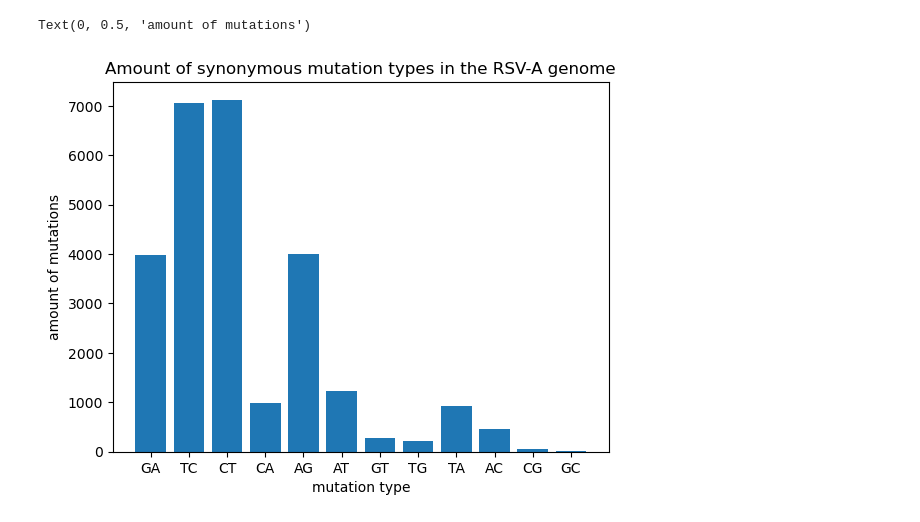
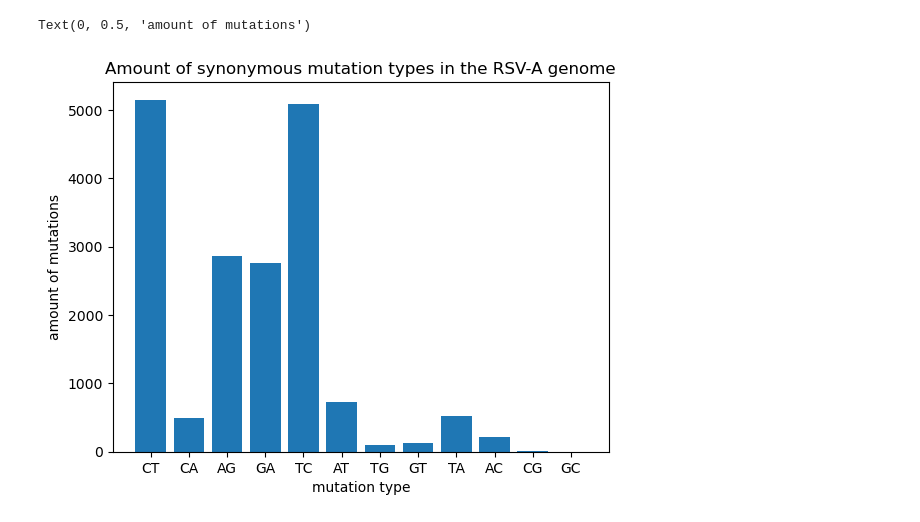
Before and after one commit to LauraU123/mutation_patterns, a Jupyter notebook: all_mutations.ipynb, the cells around one changed output. Drawn from its saved outputs; the diff is of its cells as text; code cells hidden in the pictures.

```diff
--- a/all_mutations.ipynb
+++ b/all_mutations.ipynb
@@ -52,37 +52,43 @@ def mutation_recursive(node, dictionary_=None, new_=None):
 
     if 'name' in node:
             dictionary_[node['name']] = new_
 
     if 'children' in node:
         for child in node['children']:
            mutation_recursive(child, dictionary_, new_=None)
 
     return(dictionary_)
 
 all_muts = []
 mut_in_gene = defaultdict(list)
+
+
+# all CDS
+gene_cds = CDS_finder(ref)
+lst_cds = []
+for gene, cds in gene_cds.items():
+    for i in cds:
+        lst_cds.append(int(i))
+
+
 with open ("data/rsv_a_genome.json") as file_:
     f = json.load(file_)
     mut_by_node = mutation_recursive(f['tree'])
 
     for node, muts in mut_by_node.items():
         for m in muts:
-            all_muts.append(f'{m[0]}{m[-1]}')
-#print(all_muts)
+            if int(m[1:-1]) in lst_cds:
+                all_muts.append(f'{m[0]}{m[-1]}')
 for_graph = Counter(all_muts)
 plt.bar(for_graph.keys(), for_graph.values())
 plt.title("Amount of synonymous mutation types in the RSV-A genome")
 plt.xlabel("mutation type")
 plt.ylabel("amount of mutations")
-
-
-
-
 #gene_cds = CDS_finder(ref)
 #for gene, cds in gene_cds.items():
     #for mut in all_muts:
         #if int(mut[1:-1]) in cds:
             #mut_in_gene[gene].append(mut)
 # %% [output]
 Text(0, 0.5, 'amount of mutations')
-[figure, old version]
+[figure, new version]
```
Also changed, not shown: parts of 5 cells of this notebook.
